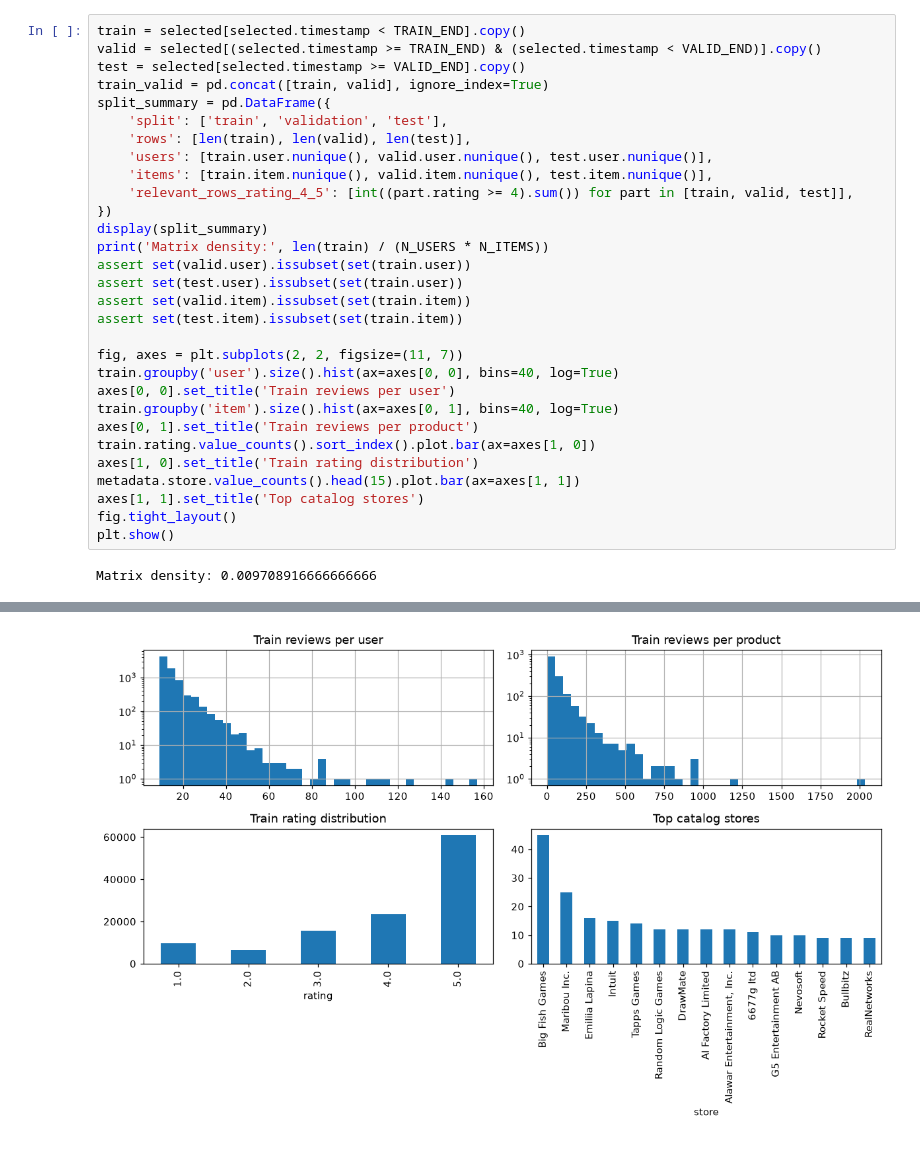
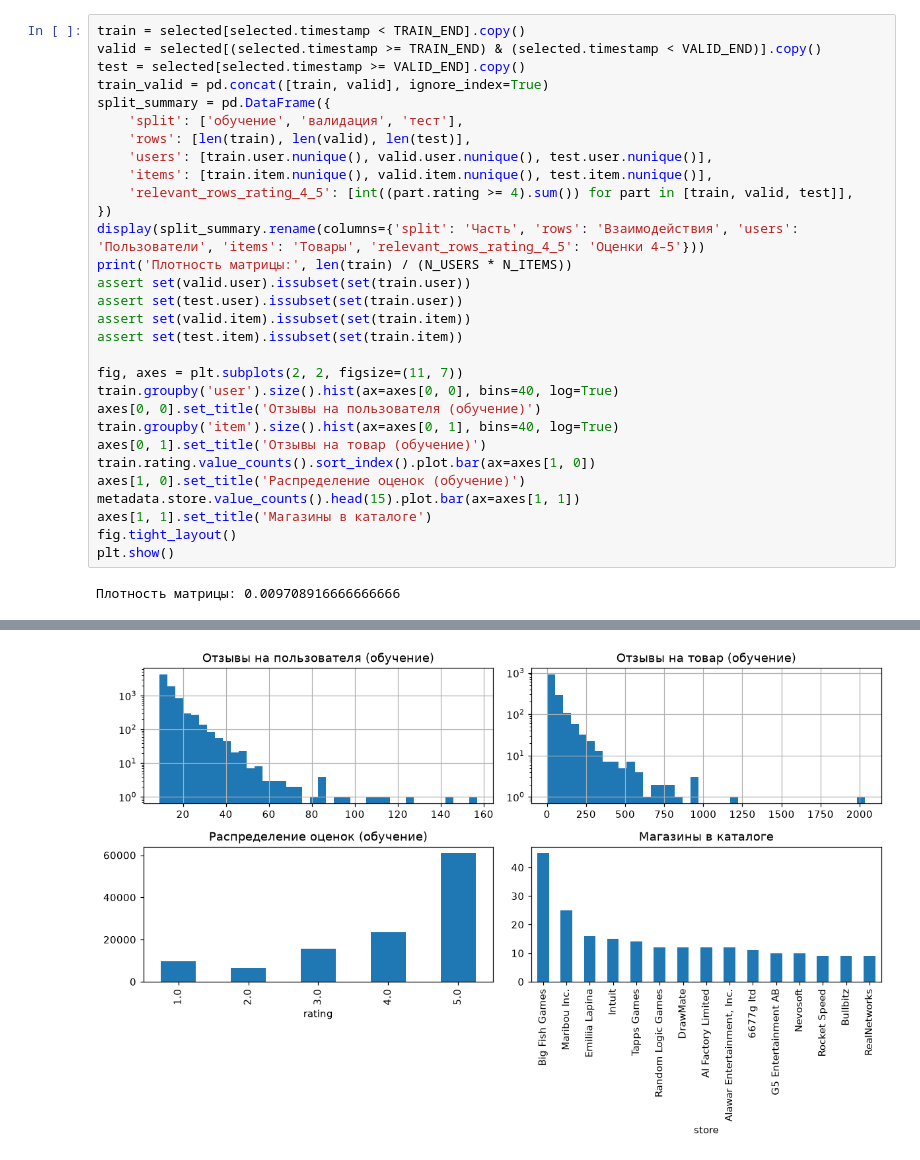
Before and after one commit to arinagrishanova/recsys-homework-1, a Jupyter notebook: experiments.ipynb, the cells around one changed output, grey strips where cells are left out. Cells and saved outputs as stored; diff of their text form.

```diff
--- a/experiments.ipynb
+++ b/experiments.ipynb
@@ -151,14 +154,14 @@ valid = selected[(selected.timestamp >= TRAIN_END) & (selected.timestamp < VALID
 test = selected[selected.timestamp >= VALID_END].copy()
 train_valid = pd.concat([train, valid], ignore_index=True)
 split_summary = pd.DataFrame({
-    'split': ['train', 'validation', 'test'],
+    'split': ['обучение', 'валидация', 'тест'],
     'rows': [len(train), len(valid), len(test)],
     'users': [train.user.nunique(), valid.user.nunique(), test.user.nunique()],
     'items': [train.item.nunique(), valid.item.nunique(), test.item.nunique()],
     'relevant_rows_rating_4_5': [int((part.rating >= 4).sum()) for part in [train, valid, test]],
 })
-display(split_summary)
-print('Matrix density:', len(train) / (N_USERS * N_ITEMS))
+display(split_summary.rename(columns={'split': 'Часть', 'rows': 'Взаимодействия', 'users': 'Пользователи', 'items': 'Товары', 'relevant_rows_rating_4_5': 'Оценки 4–5'}))
+print('Плотность матрицы:', len(train) / (N_USERS * N_ITEMS))
 assert set(valid.user).issubset(set(train.user))
 assert set(test.user).issubset(set(train.user))
 assert set(valid.item).issubset(set(train.item))
@@ -166,14 +169,14 @@ assert set(test.item).issubset(set(train.item))
 
 fig, axes = plt.subplots(2, 2, figsize=(11, 7))
 train.groupby('user').size().hist(ax=axes[0, 0], bins=40, log=True)
-axes[0, 0].set_title('Train reviews per user')
+axes[0, 0].set_title('Отзывы на пользователя (обучение)')
 train.groupby('item').size().hist(ax=axes[0, 1], bins=40, log=True)
-axes[0, 1].set_title('Train reviews per product')
+axes[0, 1].set_title('Отзывы на товар (обучение)')
 train.rating.value_counts().sort_index().plot.bar(ax=axes[1, 0])
-axes[1, 0].set_title('Train rating distribution')
+axes[1, 0].set_title('Распределение оценок (обучение)')
 metadata.store.value_counts().head(15).plot.bar(ax=axes[1, 1])
-axes[1, 1].set_title('Top catalog stores')
+axes[1, 1].set_title('Магазины в каталоге')
 fig.tight_layout()
 plt.show()
 # %% [output]
-Matrix density: 0.009708916666666666
+Плотность матрицы: 0.009708916666666666
@@ -184,2 +187,2 @@ Matrix density: 0.009708916666666666
-[figure, old version]
+[figure, new version]
 # %% [markdown]
```
Also changed, not shown: parts of 18 cells of this notebook, 2 other files.
